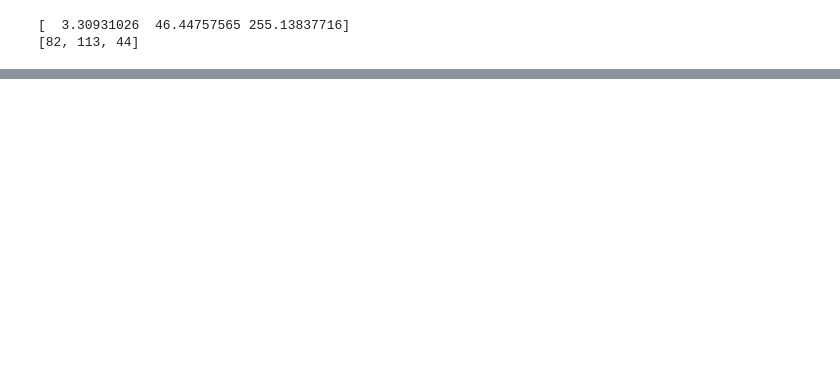
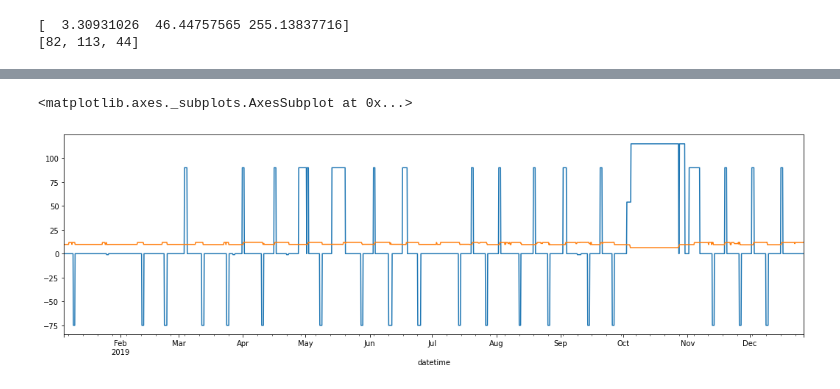
Before and after one commit to yaobviously/sym-cargo, a Jupyter notebook: sym_cargo.ipynb, the cells around one changed output, grey strips where cells are left out. Drawn from its saved outputs; the diff is of its cells as text; code cells hidden in the pictures; blank space fills up the shorter version.

```diff
--- a/sym_cargo.ipynb
+++ b/sym_cargo.ipynb
@@ -224,12 +213,23 @@ def assign_ports(df):
   df['port_dist'] = 0
   df.loc[vin_mask, 'port_dist'] = vin_temp.apply(vincenty_port, axis=1)
 
-  # eliminating entries in sequences where max distance differs too much from min
-  # tends to indicate 'waiting to enter port'
+  # eliminating entries in sequences where max distance greatly differs from min
+  # indicates 'waiting to enter port'
   df['seq'] = df['pred_port'].diff().ne(0).cumsum()
+  df['seq_count'] = df.groupby('seq')['seq'].transform('count')
   df['dist_diff'] = df.groupby('seq')['port_dist'].transform(lambda x: x - x.min())
-  df['pred_port'] = np.where(df['dist_diff'] >= 15, 0, df['pred_port'])
+  df['pred_port'] = np.where(df['dist_diff'] >= 15, 0, df['pred_port'])         # 15km away from closest point this trip to the port
+  df['seq'] = df['pred_port'].diff().ne(0).cumsum()
 
+  # identifying draft changes indicating 'ports' that are not included in the
+  # ports .csv. without tagging voyages will be mislabelled
+  df['draft_delta'] = df['draft'].transform(lambda x: abs(x.diff(-1)).ge(0.5))
+  df['sum_draft_delta'] = df.groupby('seq')['draft_delta'].transform(sum)
+
+  mask = ((df['pred_port'] == -1) & (df['sum_draft_delta'] >= 1) & \
+          (df['seq_count'] >=4))                                                # indicates 16 hrs at the location - a minimum threshold for unknown 'ports'
+
+  df['pred_port'] = np.where(mask, -75, df['pred_port'])
 
   # recasting vessel and pred_port columns as integers
   df[['vessel', 'pred_port']] = df[['vessel', 'pred_port']].astype(int)
@@ -262,7 +266,7 @@ def get_voyages(df):
 
   """
   # filtering out columns without an assigned port
-  nz = df[(df['pred_port'] > 0)].reset_index()
+  nz = df[(df['pred_port'] > 0) | (df['pred_port'] == -75)].reset_index()
 
   vessel = nz['vessel'][0]
   dt = nz['datetime']
@@ -291,0 +302,2 @@ print(df[['speed', 'pred_port', 'port_dist', 'seq', 'dist_diff', 'lat_long']].to
+# %%
+df = get_voyages(processed_dfs['vessel_107'])
@@ -292,3 +368,9 @@ print(df[['speed', 'pred_port', 'port_dist', 'seq', 'dist_diff', 'lat_long']].to
+# %%
+df['pred_port'].plot(figsize=(18,5))
+df['draft'].plot(figsize=(18,5))
+# %% [output]
+<matplotlib.axes._subplots.AxesSubplot at 0x...>
+[figure, added]
 # %%
 # the dataframes to submit
 
```
Also changed, not shown: parts of 16 cells of this notebook.
